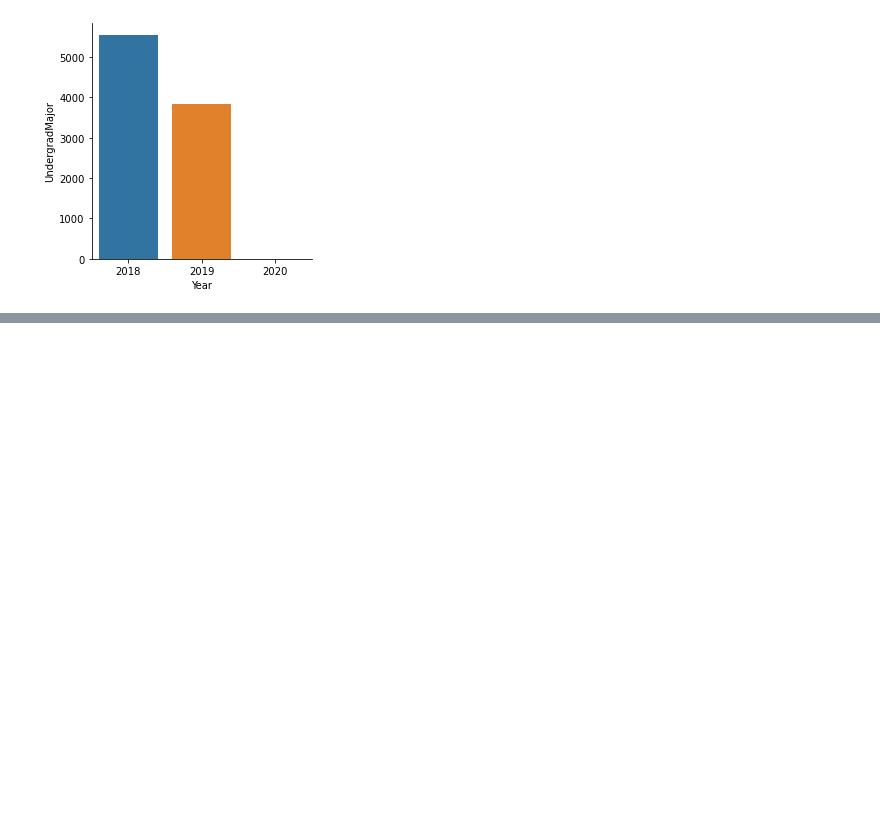
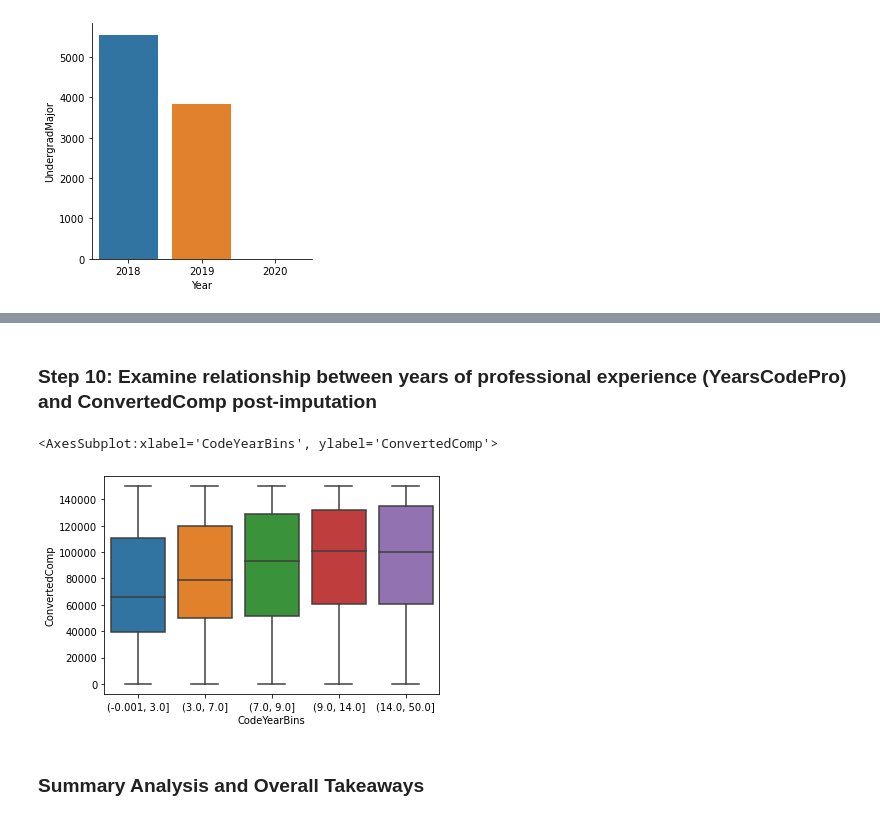
Before and after one commit to roberthallds/stack-overflow-data-cleaning, a Jupyter notebook: project.ipynb, the cells around one changed output, grey strips where cells are left out. Drawn from its saved outputs; the diff is of its cells as text; code cells hidden in the pictures; blank space fills up the shorter version.

```diff
--- a/project.ipynb
+++ b/project.ipynb
@@ -258,0 +348,21 @@ sns.catplot(x='Year',
+# %%
+# isolate features to be imputed
+impute_data = data[['YearsCodePro', 'ConvertedComp']]
+
+# generate training and test data from the impute dataframe
+train_data, test_data = train_test_split(impute_data,
+                                         train_size=0.1)
+
+# invoke IterativeImputer method to predict missing
+# data points
+imp = IterativeImputer(max_iter=20,
+                       random_state=0)
+
+# apply impute data (YearsCodePro, ConvertedComp) to
+# sklearn.impute.IterativeImputer
+imp.fit(impute_data)
+
+# apply missing data to columns YearsCodePro, ConvertedComp
+comp_data = pd.DataFrame(np.round(imp.transform(impute_data), 0),
+                         columns=['YearsCodePro',
+                                  'ConvertedComp'])
@@ -258,0 +376,18 @@ sns.catplot(x='Year',
+# %% [markdown]
+### Step 10: Examine relationship between years of professional experience (YearsCodePro) and ConvertedComp post-imputation
+# %%
+# generate new dataset to plot that excludes large outliers
+comp_plot_data = comp_data.loc[comp_data['ConvertedComp'] <= 150000].copy()
+
+# create new feature CodeYearBins that slices YearsCodePro into quantile intervals
+comp_plot_data['CodeYearBins'] = pd.qcut(comp_plot_data['YearsCodePro'], q=5)
+
+# generate a boxplot to examine relationship between
+sns.boxplot(x='CodeYearBins',
+            y='ConvertedComp',
+            data=comp_plot_data)
+# %% [output]
+<AxesSubplot:xlabel='CodeYearBins', ylabel='ConvertedComp'>
+[figure, added]
+# %% [markdown]
+### Summary Analysis and Overall Takeaways
```
Also changed, not shown: parts of 9 cells of this notebook.
